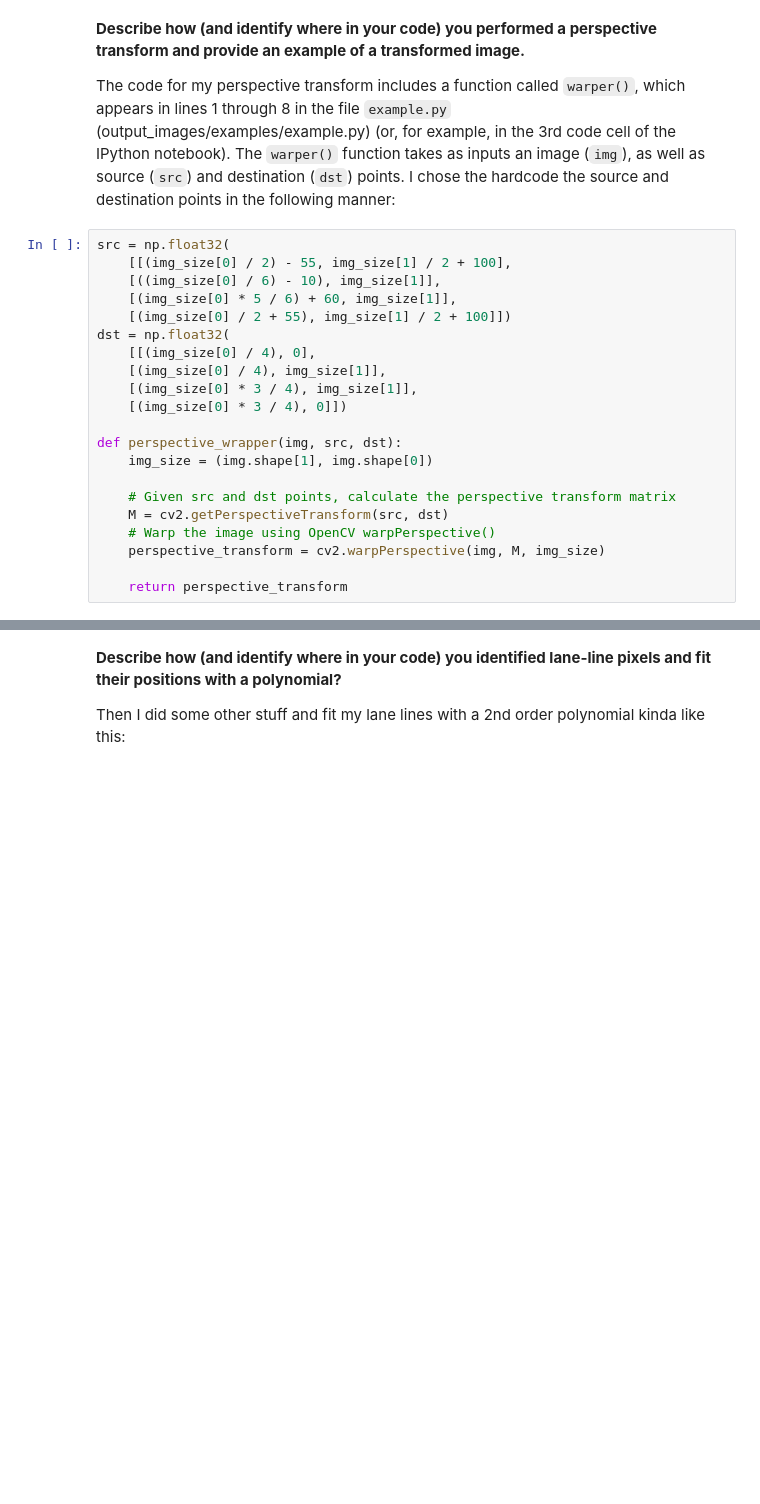
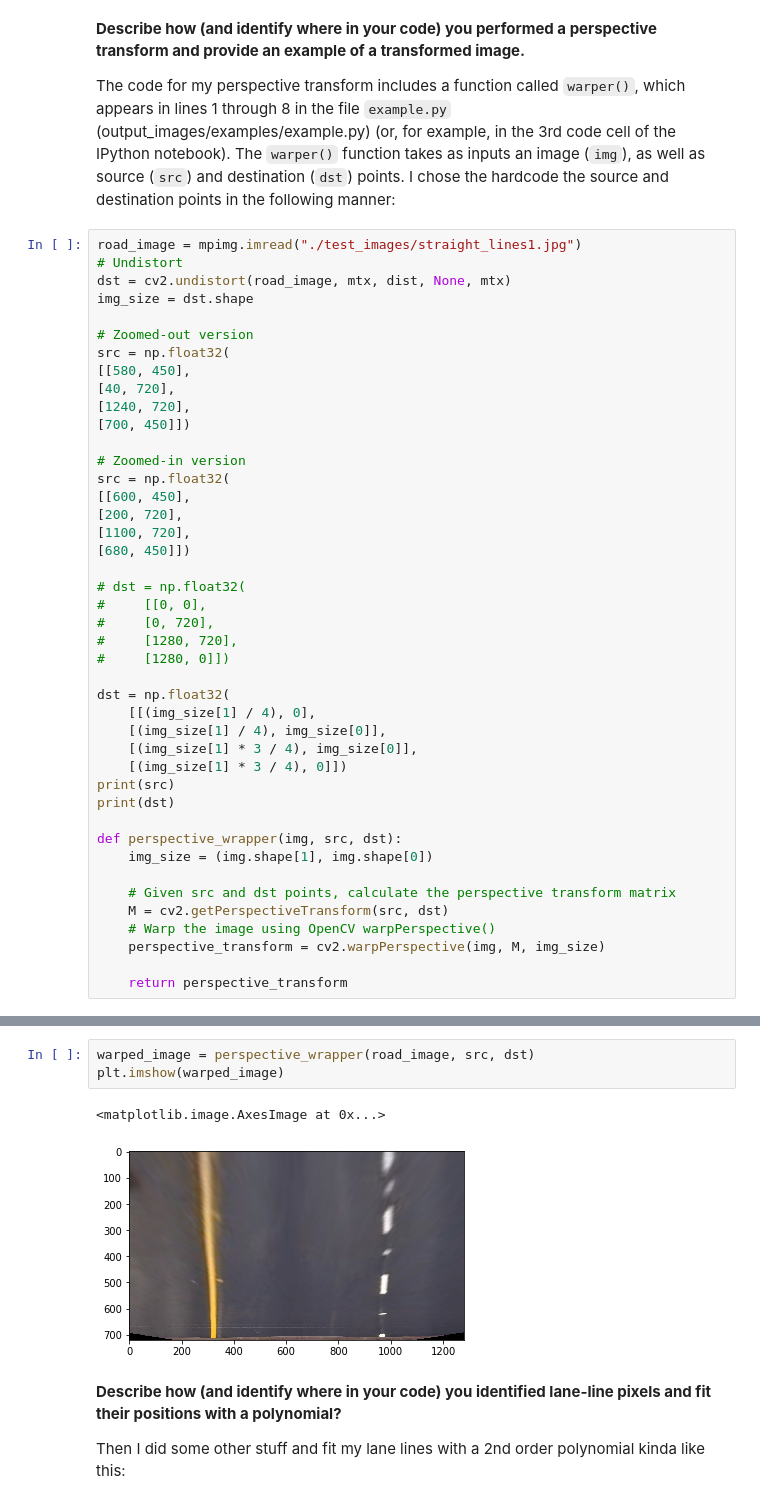
Before and after one commit to hairizuanbinnoorazman/CarND-Advanced-Lane-Lines, a Jupyter notebook: Advanced Lane Finding.ipynb, the cells around one changed output, grey strips where cells are left out. Drawn from its saved outputs; the diff is of its cells as text; blank space fills up the shorter version.

```diff
--- a/Advanced Lane Finding.ipynb
+++ b/Advanced Lane Finding.ipynb
@@ -312,16 +312,38 @@ plt.imshow(combined, cmap='gray')
 
 The code for my perspective transform includes a function called `warper()`, which appears in lines 1 through 8 in the file `example.py` (output_images/examples/example.py) (or, for example, in the 3rd code cell of the IPython notebook).  The `warper()` function takes as inputs an image (`img`), as well as source (`src`) and destination (`dst`) points.  I chose the hardcode the source and destination points in the following manner:
 # %%
+road_image = mpimg.imread("./test_images/straight_lines1.jpg")
+# Undistort
+dst = cv2.undistort(road_image, mtx, dist, None, mtx)
+img_size = dst.shape
+
+# Zoomed-out version
 src = np.float32(
-    [[(img_size[0] / 2) - 55, img_size[1] / 2 + 100],
-    [((img_size[0] / 6) - 10), img_size[1]],
-    [(img_size[0] * 5 / 6) + 60, img_size[1]],
-    [(img_size[0] / 2 + 55), img_size[1] / 2 + 100]])
+[[580, 450],
+[40, 720],
+[1240, 720],
+[700, 450]])
+
+# Zoomed-in version
+src = np.float32(
+[[600, 450],
+[200, 720],
+[1100, 720],
+[680, 450]])
+
+# dst = np.float32(
+#     [[0, 0],
+#     [0, 720],
+#     [1280, 720],
+#     [1280, 0]])
+
 dst = np.float32(
-    [[(img_size[0] / 4), 0],
-    [(img_size[0] / 4), img_size[1]],
-    [(img_size[0] * 3 / 4), img_size[1]],
-    [(img_size[0] * 3 / 4), 0]])
+    [[(img_size[1] / 4), 0],
+    [(img_size[1] / 4), img_size[0]],
+    [(img_size[1] * 3 / 4), img_size[0]],
+    [(img_size[1] * 3 / 4), 0]])
+print(src)
+print(dst)
 
 def perspective_wrapper(img, src, dst):
     img_size = (img.shape[1], img.shape[0])
@@ -335,3 +366,9 @@ def perspective_wrapper(img, src, dst):
+# %%
+warped_image = perspective_wrapper(road_image, src, dst)
+plt.imshow(warped_image)
+# %% [output]
+<matplotlib.image.AxesImage at 0x...>
+[figure, added]
 # %% [markdown]
 **Describe how (and identify where in your code) you identified lane-line pixels and fit their positions with a polynomial?**
 
```
Also changed, not shown: parts of 4 cells of this notebook.
